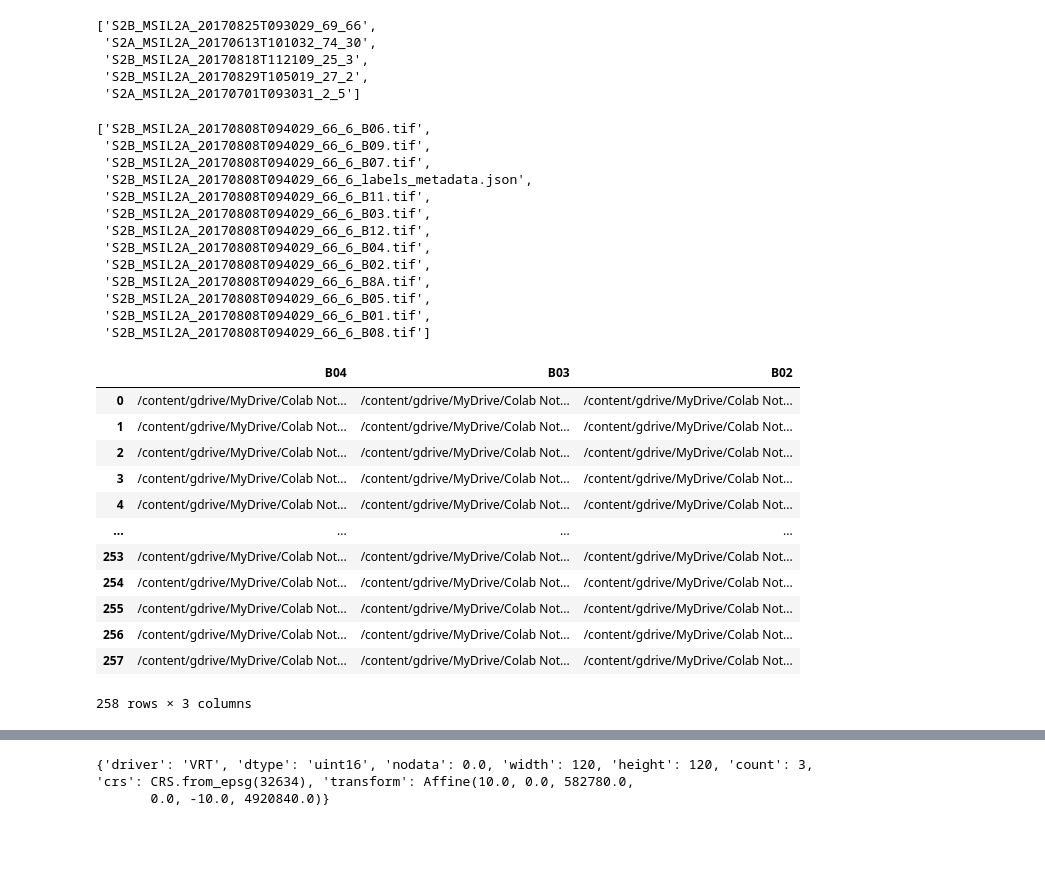
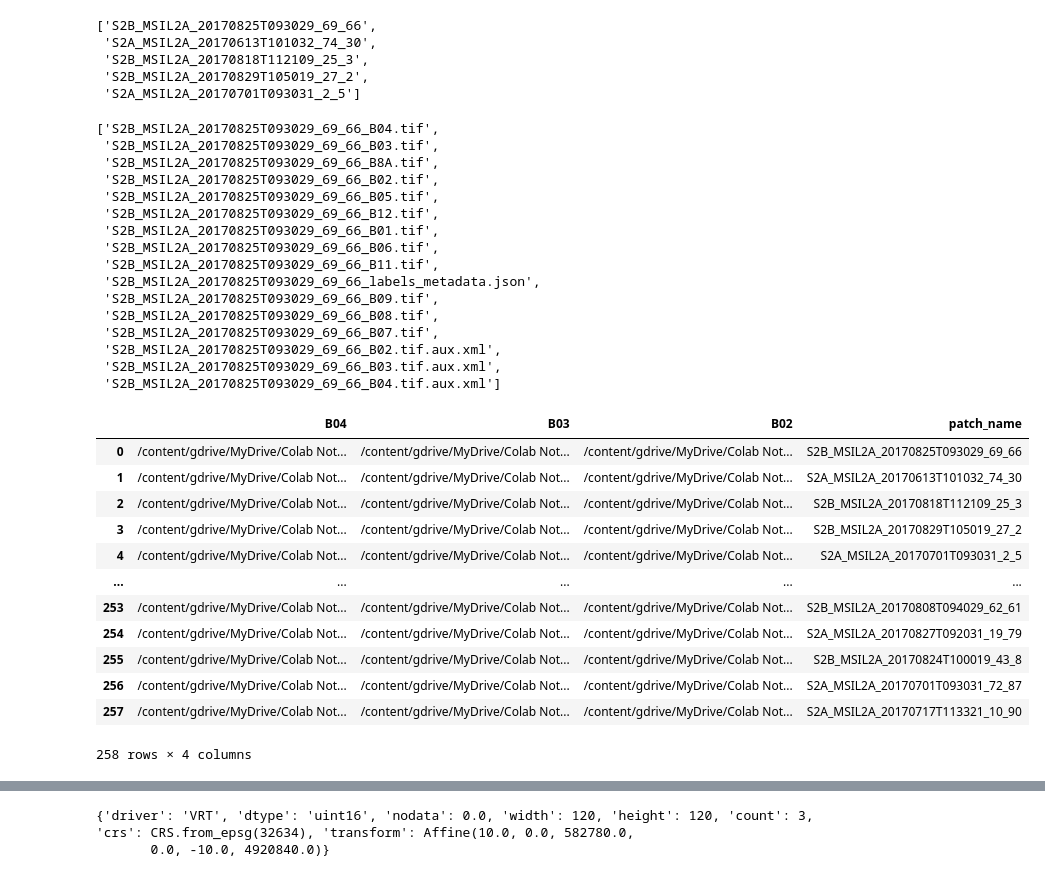
Before and after one commit to bparment1/deep_learning_with_satellite_imagery_and_geospatial_data, a Jupyter notebook: land_cover_image_classification_sentinel2.ipynb, the cells around one changed output, grey strips where cells are left out. Drawn from its saved outputs; the diff is of its cells as text; code cells hidden in the pictures; blank space fills up the shorter version.

```diff
--- a/land_cover_image_classification_sentinel2.ipynb
+++ b/land_cover_image_classification_sentinel2.ipynb
@@ -493,18 +507,21 @@ list_dirs_data[:5]
  'S2B_MSIL2A_20170829T105019_27_2',
  'S2A_MSIL2A_20170701T093031_2_5']
 # %%
-os.listdir(os.path.join(in_dir, 'sampling_1','S2B_MSIL2A_20170808T094029_66_6'))
+os.listdir(os.path.join(in_dir, in_filename,list_dirs_data[0]))
 # %% [output]
-['S2B_MSIL2A_20170808T094029_66_6_B06.tif',
- 'S2B_MSIL2A_20170808T094029_66_6_B09.tif',
- 'S2B_MSIL2A_20170808T094029_66_6_B07.tif',
- 'S2B_MSIL2A_20170808T094029_66_6_labels_metadata.json',
- 'S2B_MSIL2A_20170808T094029_66_6_B11.tif',
- 'S2B_MSIL2A_20170808T094029_66_6_B03.tif',
- 'S2B_MSIL2A_20170808T094029_66_6_B12.tif',
- 'S2B_MSIL2A_20170808T094029_66_6_B04.tif',
- 'S2B_MSIL2A_20170808T094029_66_6_B02.tif',
- 'S2B_MSIL2A_20170808T094029_66_6_B8A.tif',
- 'S2B_MSIL2A_20170808T094029_66_6_B05.tif',
- 'S2B_MSIL2A_20170808T094029_66_6_B01.tif',
- 'S2B_MSIL2A_20170808T094029_66_6_B08.tif']
+['S2B_MSIL2A_20170825T093029_69_66_B04.tif',
+ 'S2B_MSIL2A_20170825T093029_69_66_B03.tif',
+ 'S2B_MSIL2A_20170825T093029_69_66_B8A.tif',
+ 'S2B_MSIL2A_20170825T093029_69_66_B02.tif',
+ 'S2B_MSIL2A_20170825T093029_69_66_B05.tif',
+ 'S2B_MSIL2A_20170825T093029_69_66_B12.tif',
+ 'S2B_MSIL2A_20170825T093029_69_66_B01.tif',
+ 'S2B_MSIL2A_20170825T093029_69_66_B06.tif',
+ 'S2B_MSIL2A_20170825T093029_69_66_B11.tif',
+ 'S2B_MSIL2A_20170825T093029_69_66_labels_metadata.json',
+ 'S2B_MSIL2A_20170825T093029_69_66_B09.tif',
+ 'S2B_MSIL2A_20170825T093029_69_66_B08.tif',
+ 'S2B_MSIL2A_20170825T093029_69_66_B07.tif',
+ 'S2B_MSIL2A_20170825T093029_69_66_B02.tif.aux.xml',
+ 'S2B_MSIL2A_20170825T093029_69_66_B03.tif.aux.xml',
+ 'S2B_MSIL2A_20170825T093029_69_66_B04.tif.aux.xml']
@@ -513,31 +528,32 @@ os.listdir(os.path.join(in_dir, 'sampling_1','S2B_MSIL2A_20170808T094029_66_6'))
 # %%
 
 list_df_files_raster = []
 bands_pattern_val_list =['B04','B03','B02']
 for band_pattern_val in bands_pattern_val_list:
   in_dir_files =  os.path.join(in_dir,'sampling_1'+'/**/')
   file_pattern = f'*{band_pattern_val}*.tif'
   path_raster = os.path.join(in_dir_files,file_pattern) #raw raster
   files_raster_sat = glob.glob(path_raster,recursive=True)
   df_files_raster_val = pd.DataFrame({'files':files_raster_sat})
   list_df_files_raster.append(df_files_raster_val)
 
 df_files_raster_RGB = pd.concat(list_df_files_raster,axis=1)
 df_files_raster_RGB.columns=['B04','B03','B02']
+df_files_raster_RGB['patch_name'] =([os.path.basename(os.path.dirname(val_file)) for val_file in df_files_raster_RGB['B03'].tolist()])
 df_files_raster_RGB.to_csv('df_files_raster_RGB.csv')
 df_files_raster_RGB
 # %% [output]
-|  | B04 | B03 | B02 |
-| 0 | /content/gdrive/MyDrive/Colab Not... | /content/gdrive/MyDrive/Colab Not... | /content/gdrive/MyDrive/Colab Not... |
-| 1 | /content/gdrive/MyDrive/Colab Not... | /content/gdrive/MyDrive/Colab Not... | /content/gdrive/MyDrive/Colab Not... |
-| 2 | /content/gdrive/MyDrive/Colab Not... | /content/gdrive/MyDrive/Colab Not... | /content/gdrive/MyDrive/Colab Not... |
-| 3 | /content/gdrive/MyDrive/Colab Not... | /content/gdrive/MyDrive/Colab Not... | /content/gdrive/MyDrive/Colab Not... |
-| 4 | /content/gdrive/MyDrive/Colab Not... | /content/gdrive/MyDrive/Colab Not... | /content/gdrive/MyDrive/Colab Not... |
-| ... | ... | ... | ... |
-| 253 | /content/gdrive/MyDrive/Colab Not... | /content/gdrive/MyDrive/Colab Not... | /content/gdrive/MyDrive/Colab Not... |
-| 254 | /content/gdrive/MyDrive/Colab Not... | /content/gdrive/MyDrive/Colab Not... | /content/gdrive/MyDrive/Colab Not... |
-| 255 | /content/gdrive/MyDrive/Colab Not... | /content/gdrive/MyDrive/Colab Not... | /content/gdrive/MyDrive/Colab Not... |
-| 256 | /content/gdrive/MyDrive/Colab Not... | /content/gdrive/MyDrive/Colab Not... | /content/gdrive/MyDrive/Colab Not... |
-| 257 | /content/gdrive/MyDrive/Colab Not... | /content/gdrive/MyDrive/Colab Not... | /content/gdrive/MyDrive/Colab Not... |
+|  | B04 | B03 | B02 | patch_name |
+| 0 | /content/gdrive/MyDrive/Colab Not... | /content/gdrive/MyDrive/Colab Not... | /content/gdrive/MyDrive/Colab Not... | S2B_MSIL2A_20170825T093029_69_66 |
+| 1 | /content/gdrive/MyDrive/Colab Not... | /content/gdrive/MyDrive/Colab Not... | /content/gdrive/MyDrive/Colab Not... | S2A_MSIL2A_20170613T101032_74_30 |
+| 2 | /content/gdrive/MyDrive/Colab Not... | /content/gdrive/MyDrive/Colab Not... | /content/gdrive/MyDrive/Colab Not... | S2B_MSIL2A_20170818T112109_25_3 |
+| 3 | /content/gdrive/MyDrive/Colab Not... | /content/gdrive/MyDrive/Colab Not... | /content/gdrive/MyDrive/Colab Not... | S2B_MSIL2A_20170829T105019_27_2 |
+| 4 | /content/gdrive/MyDrive/Colab Not... | /content/gdrive/MyDrive/Colab Not... | /content/gdrive/MyDrive/Colab Not... | S2A_MSIL2A_20170701T093031_2_5 |
+| ... | ... | ... | ... | ... |
+| 253 | /content/gdrive/MyDrive/Colab Not... | /content/gdrive/MyDrive/Colab Not... | /content/gdrive/MyDrive/Colab Not... | S2B_MSIL2A_20170808T094029_62_61 |
+| 254 | /content/gdrive/MyDrive/Colab Not... | /content/gdrive/MyDrive/Colab Not... | /content/gdrive/MyDrive/Colab Not... | S2A_MSIL2A_20170827T092031_19_79 |
+| 255 | /content/gdrive/MyDrive/Colab Not... | /content/gdrive/MyDrive/Colab Not... | /content/gdrive/MyDrive/Colab Not... | S2B_MSIL2A_20170824T100019_43_8 |
+| 256 | /content/gdrive/MyDrive/Colab Not... | /content/gdrive/MyDrive/Colab Not... | /content/gdrive/MyDrive/Colab Not... | S2A_MSIL2A_20170701T093031_72_87 |
+| 257 | /content/gdrive/MyDrive/Colab Not... | /content/gdrive/MyDrive/Colab Not... | /content/gdrive/MyDrive/Colab Not... | S2A_MSIL2A_20170717T113321_10_90 |
-258 rows × 3 columns
+258 rows × 4 columns
 # %%
```
Also changed, not shown: parts of 61 cells of this notebook.
